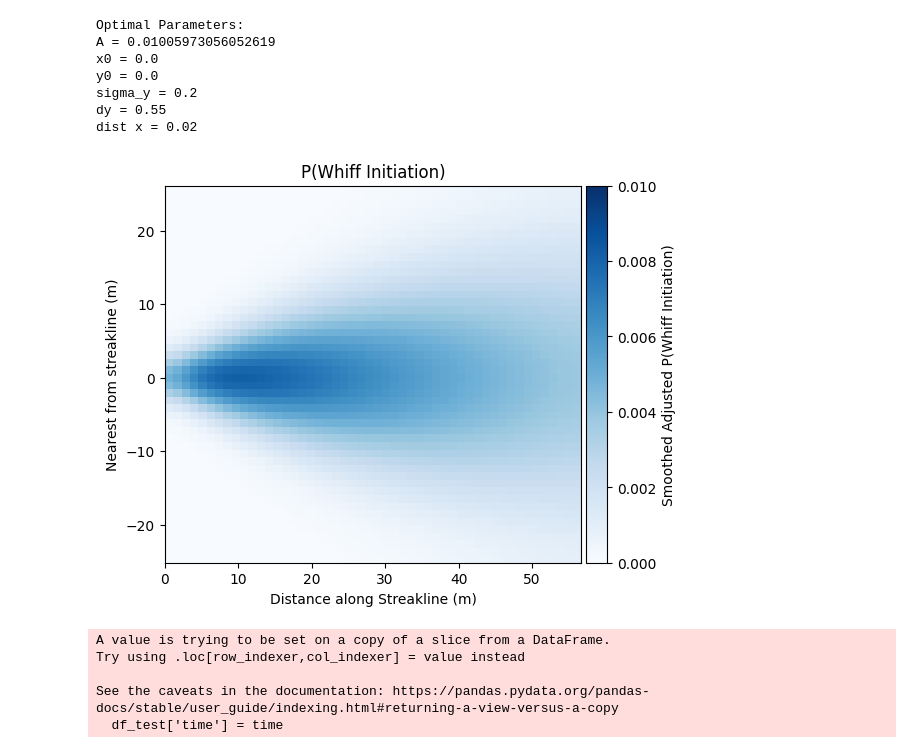
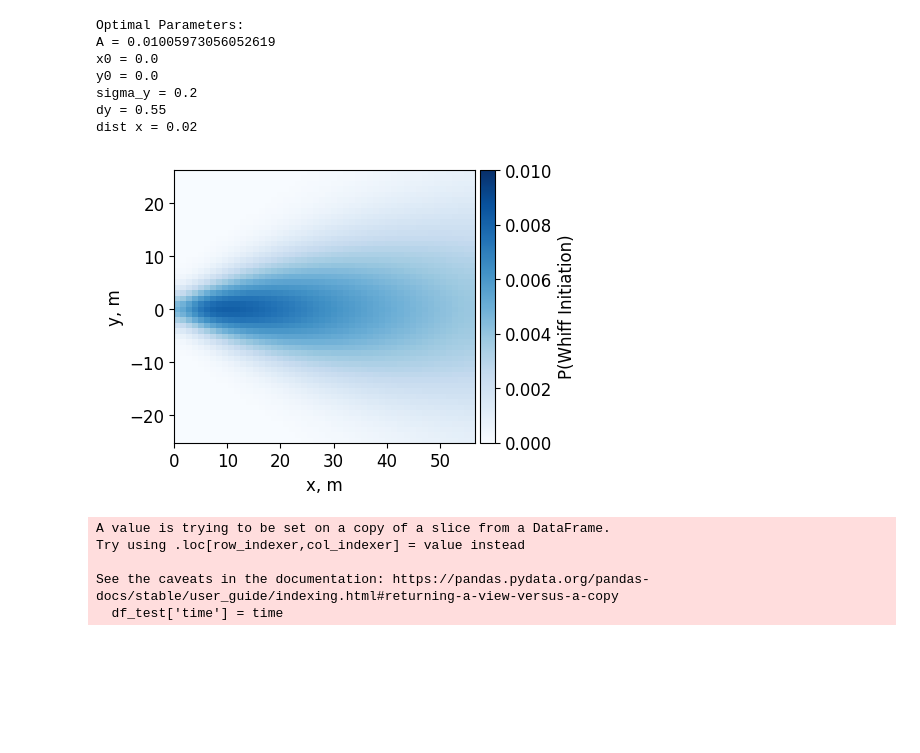
Before and after one commit to arunavanag591/COSMOS, a Jupyter notebook: mapping_hws.ipynb, the cells around one changed output. Saved outputs shown, nothing was run; the diff lists cells and outputs as text; code cells hidden in the pictures; blank space fills up the shorter version.

```diff
--- a/mapping_hws.ipynb
+++ b/mapping_hws.ipynb
@@ -107,7 +103,6 @@ avg_distance_nowhiff(dfres,index_nowhiff,fdf_nowhiff)
 # %% [markdown]
 <!-- #### Likelihood of Estimation of probability - Gaussian Prob + Real world -  -->
 # %%
-from scipy.ndimage import gaussian_filter1d
 n_bins_x = n_bins_y = 50
 heatmap_whiff, xedges, yedges = np.histogram2d(
     dfres['distance_along_streakline'],
@@ -221,36 +216,36 @@ def smooth_heatmap_adjustment(heatmap, region_mask, adjustment_factor, sigma=1.0
 
     return smoothed_heatmap
 
 region_mask = (X_centers > 10) & (X_centers < 15)  # Adjust region between 10m and 15m along the streakline
 adjustment_factor = 1  # Reduce probability by 20% in this region
 sigma_smoothing = 2  # Narrower smoothing for sharper transitions
 smoothed_fitted_p_heatmap = smooth_heatmap_adjustment(
     fitted_p_heatmap_spatial, region_mask, adjustment_factor, sigma=sigma_smoothing
 )
 
 # Plot the smoothed adjusted heatmap
 f, ax = plt.subplots(1, 1, figsize=(5, 5))
 cax = ax.imshow(
     smoothed_fitted_p_heatmap.T,
     origin='lower',
     extent=[xedges[0], xedges[-1], yedges[0], yedges[-1]],
     cmap='Blues', vmin=0, vmax=0.01
 )
 
 divider = make_axes_locatable(ax)
 cbar = divider.append_axes("right", size="5%", pad=0.05)
-plt.colorbar(cax, cax=cbar, label='Smoothed Adjusted P(Whiff Initiation)')
-ax.set_xlabel('Distance along Streakline (m)')
-ax.set_ylabel('Nearest from streakline (m)')
-ax.set_title('P(Whiff Initiation)')
-
+plt.colorbar(cax, cax=cbar, label='P(Whiff Initiation)')
+ax.set_xlabel('x, m')
+ax.set_ylabel('y, m')
+# ax.set_title('P(Whiff Initiation)')
+mpl_functions.set_fontsize(f,12)
 f.tight_layout()
 # %% [output]
 Optimal Parameters:
 A = 0.01005973056052619
 x0 = 0.0
 y0 = 0.0
 sigma_y = 0.2
 dy = 0.55
 dist x = 0.02
-[figure, old version]
+[figure, new version]
```
Also changed, not shown: parts of 20 cells of this notebook, 3 other files.
